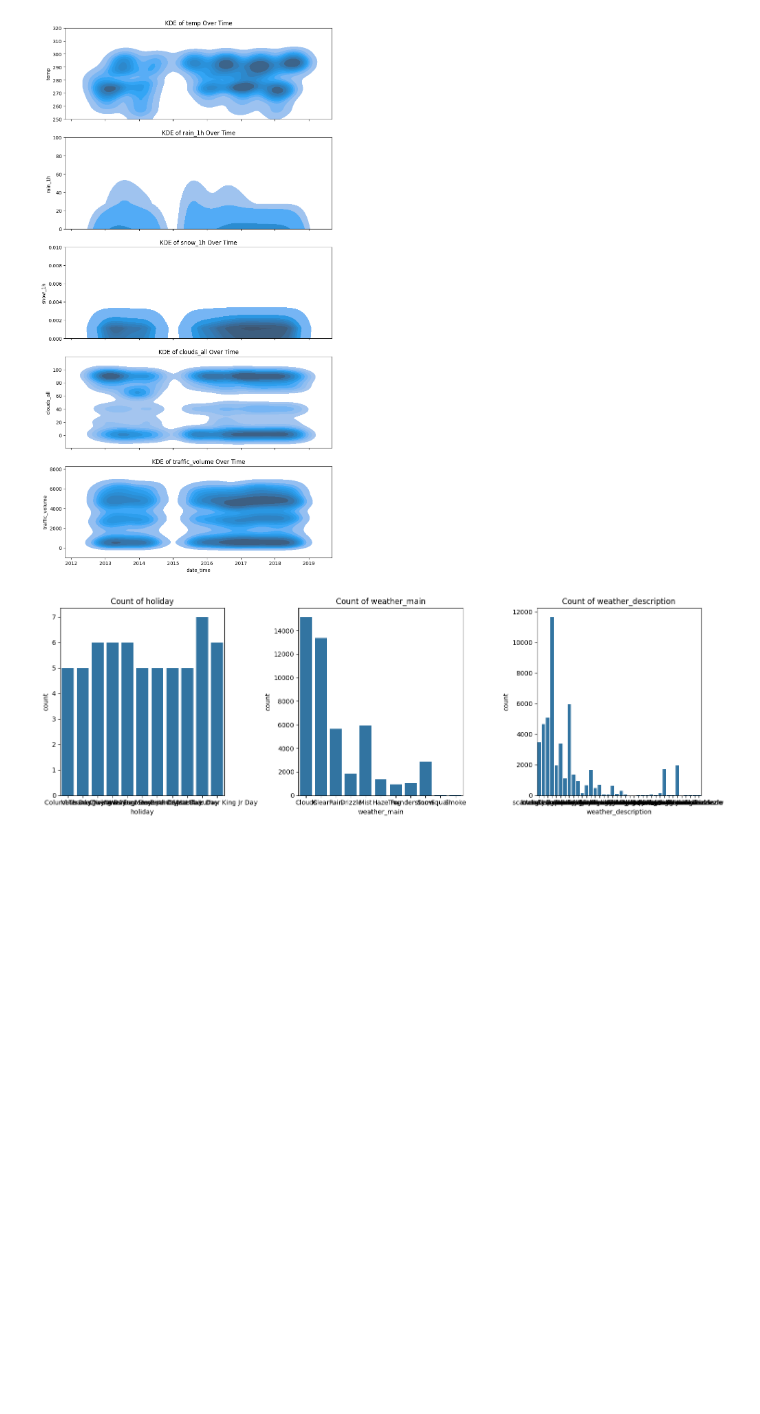
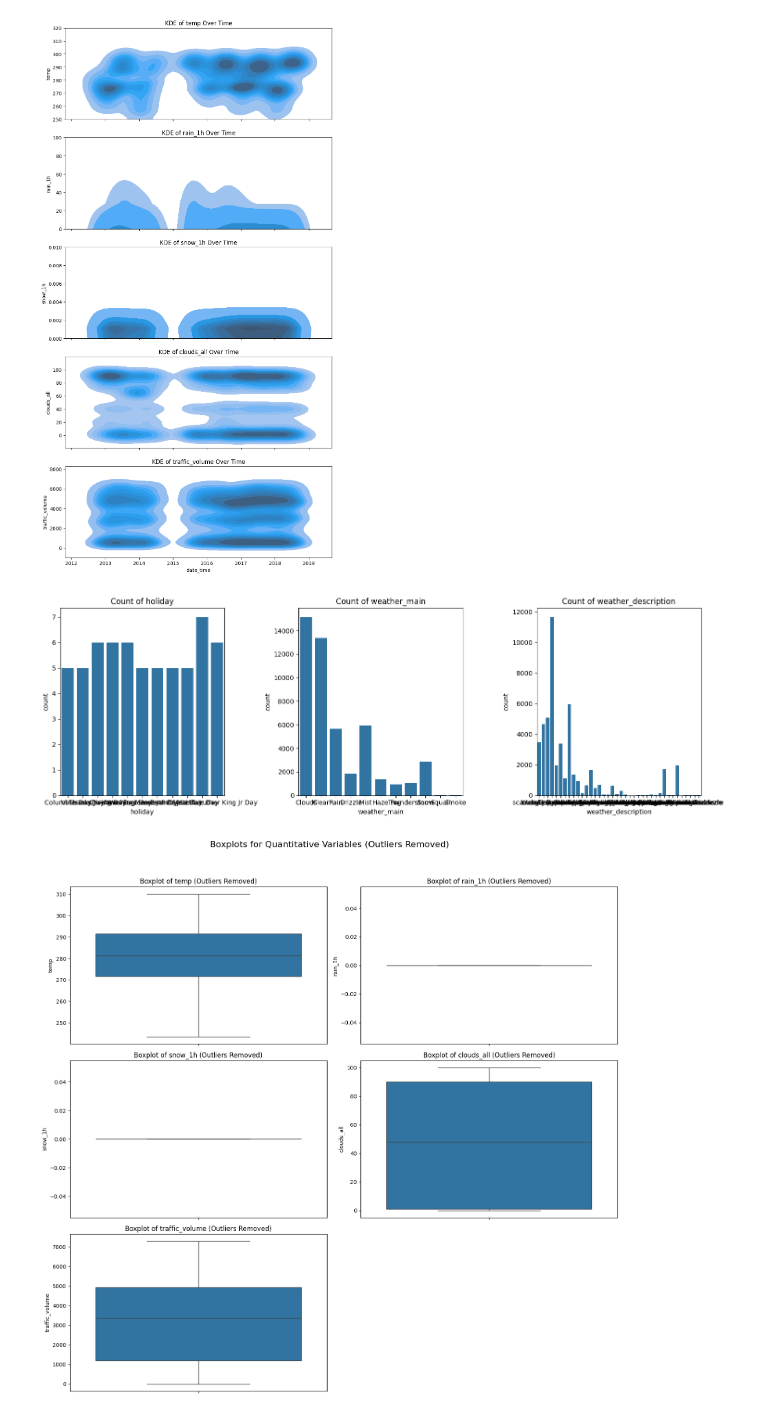
Before and after one commit to jepe06/TMBD_M02, a Jupyter notebook: preprocessing_JP.ipynb, the cells around one changed output. Drawn from its saved outputs; the diff is of its cells as text; code cells hidden in the pictures; blank space fills up the shorter version.

```diff
--- a/Init_assess.ipynb
+++ b/preprocessing_JP.ipynb
@@ -57,3 +64,40 @@ plt.show()
 # %% [output]
 [figure]
 [figure]
+# %%
+def remove_outliers(df, column, threshold=10.0):
+    """
+    Remove rows where values in `column` exceed `threshold` times the IQR beyond Q1 or Q3.
+    """
+    Q1 = df[column].quantile(0.25)
+    Q3 = df[column].quantile(0.75)
+    IQR = Q3 - Q1
+    lower_bound = Q1 - (threshold * IQR)
+    upper_bound = Q3 + (threshold * IQR)
+    return df[(df[column] >= lower_bound) & (df[column] <= upper_bound)]
+# %%
+# Quantitative variables for filtering
+quantitative_vars = ['temp', 'rain_1h', 'snow_1h', 'clouds_all', 'traffic_volume']
+
+# Remove outliers from each quantitative variable
+df_filtered = df.copy()
+for var in quantitative_vars:
+    df_filtered = remove_outliers(df_filtered, var)
+# %%
+# Set up the figure with subplots for each quantitative variable
+fig, axes = plt.subplots(3, 2, figsize=(15, 15))
+fig.suptitle("Boxplots for Quantitative Variables (Outliers Removed)", fontsize=16)
+
+# Plot each quantitative variable independently with a boxplot
+for i, var in enumerate(quantitative_vars):
+    sns.boxplot(data=df_filtered, y=var, ax=axes[i // 2, i % 2])
+    axes[i // 2, i % 2].set_title(f'Boxplot of {var} (Outliers Removed)')
+    axes[i // 2, i % 2].set_xticklabels(axes[i // 2, i % 2].get_xticklabels(), rotation=45)
+
+# Hide the last empty subplot if the number of variables is odd
+axes[-1, -1].axis('off')
+
+plt.tight_layout(rect=[0, 0.03, 1, 0.95])  # Adjust layout to fit title
+plt.show()
+# %% [output]
+[figure, added]
```
Also changed, not shown: parts of 5 cells of this notebook, 2 other files.
